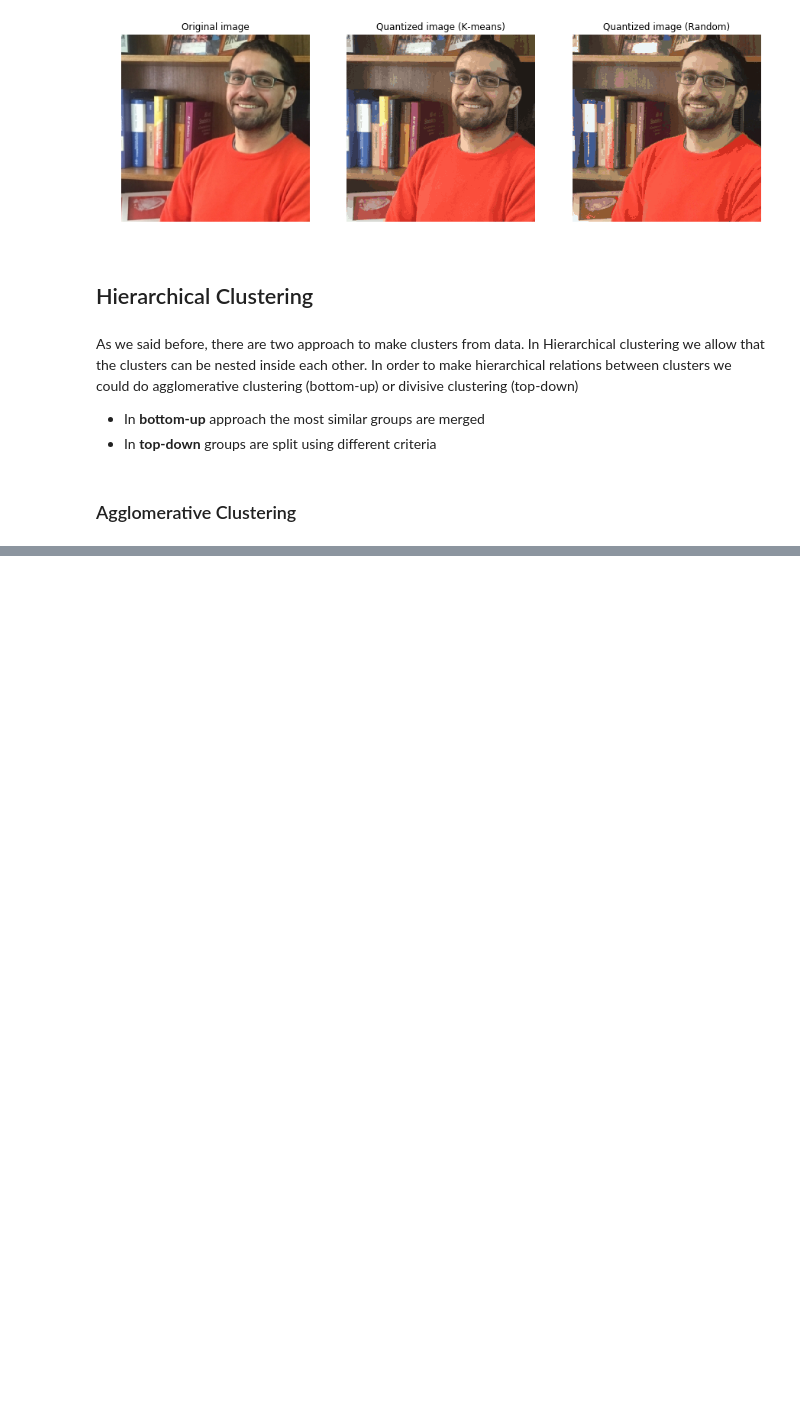
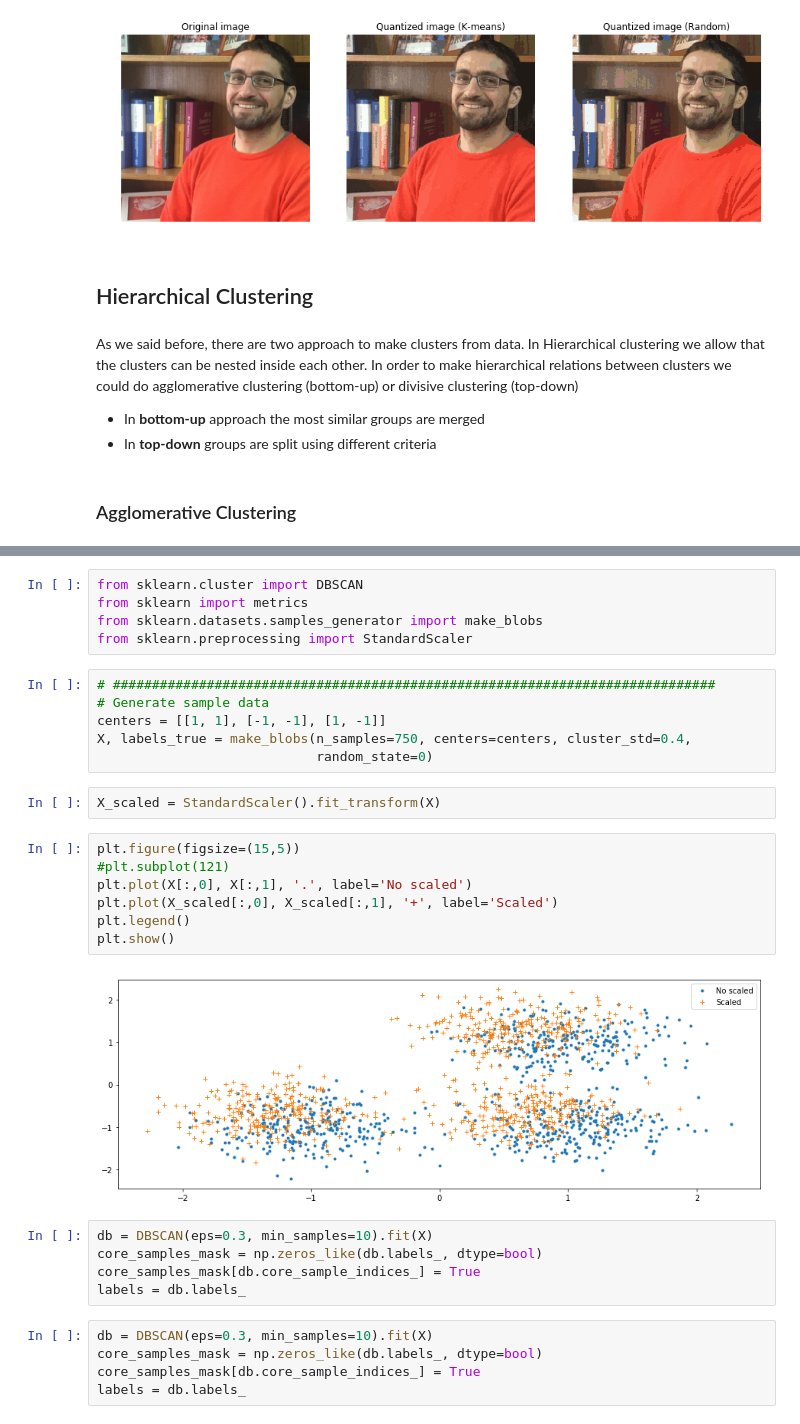
Before and after one commit to cridonoso/IntroToDataScience, a Jupyter notebook: 7-Clustering/PracticaClustering.ipynb, the cells around one changed output, grey strips where cells are left out. Drawn from its saved outputs; the diff is of its cells as text; blank space fills up the shorter version.

```diff
--- a/7-Clustering/PracticaClustering.ipynb
+++ b/7-Clustering/PracticaClustering.ipynb
@@ -150,0 +221,32 @@ For large N, a common heuristic is to first run K-means and then apply hierarchi
+# %%
+from sklearn.cluster import DBSCAN
+from sklearn import metrics
+from sklearn.datasets.samples_generator import make_blobs
+from sklearn.preprocessing import StandardScaler
+# %%
+# #############################################################################
+# Generate sample data
+centers = [[1, 1], [-1, -1], [1, -1]]
+X, labels_true = make_blobs(n_samples=750, centers=centers, cluster_std=0.4,
+                            random_state=0)
+# %%
+X_scaled = StandardScaler().fit_transform(X)
+# %%
+plt.figure(figsize=(15,5))
+#plt.subplot(121)
+plt.plot(X[:,0], X[:,1], '.', label='No scaled')
+plt.plot(X_scaled[:,0], X_scaled[:,1], '+', label='Scaled')
+plt.legend()
+plt.show()
+# %% [output]
+[figure, added]
+# %%
+db = DBSCAN(eps=0.3, min_samples=10).fit(X)
+core_samples_mask = np.zeros_like(db.labels_, dtype=bool)
+core_samples_mask[db.core_sample_indices_] = True
+labels = db.labels_
+# %%
+db = DBSCAN(eps=0.3, min_samples=10).fit(X)
+core_samples_mask = np.zeros_like(db.labels_, dtype=bool)
+core_samples_mask[db.core_sample_indices_] = True
+labels = db.labels_
```
Also changed, not shown: parts of 29 cells of this notebook, 7 other files.
